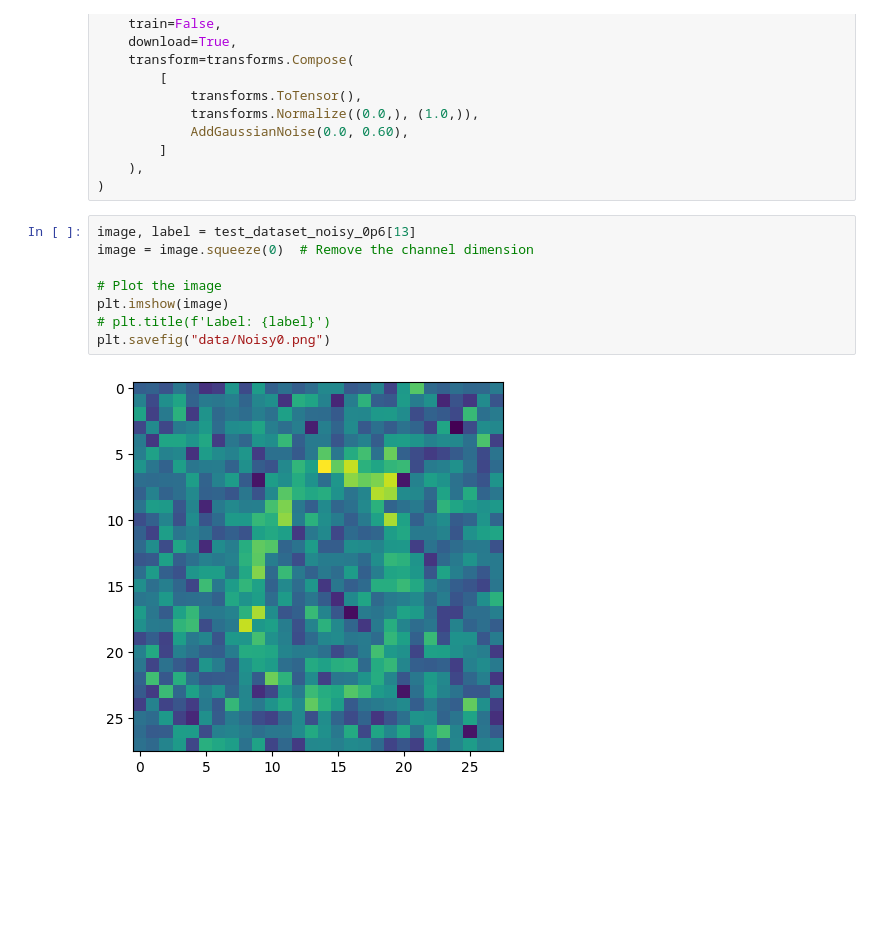
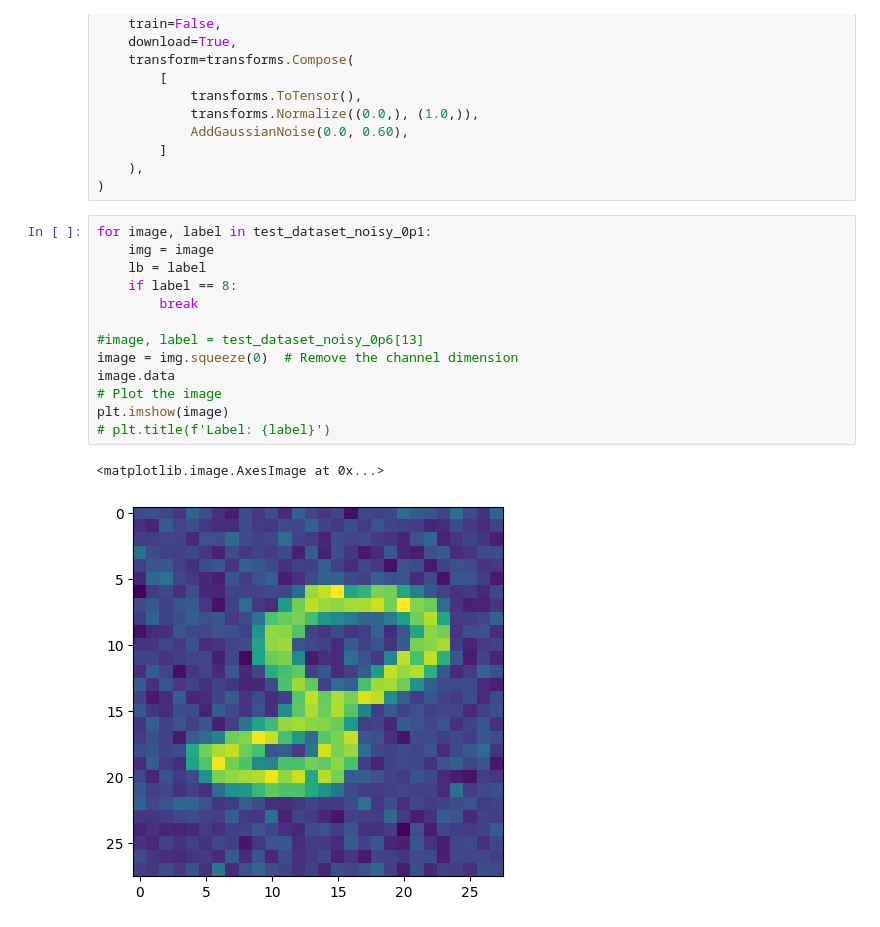
Before and after one commit to aschoudry/VAE_prject, a Jupyter notebook: notebooks/VAE_MNIST_data.ipynb, the cells around one changed output. Saved outputs shown, nothing was run; the diff lists cells and outputs as text; blank space fills up the shorter version.

```diff
--- a/notebooks/VAE_MNIST_data.ipynb
+++ b/notebooks/VAE_MNIST_data.ipynb
@@ -788,12 +321,18 @@ test_dataset_noisy_0p6 = datasets.MNIST(
     ),
 )
 # %%
-image, label = test_dataset_noisy_0p6[13]
-image = image.squeeze(0)  # Remove the channel dimension
+for image, label in test_dataset_noisy_0p1:
+    img = image
+    lb = label
+    if label == 8:
+        break
 
+#image, label = test_dataset_noisy_0p6[13]
+image = img.squeeze(0)  # Remove the channel dimension
+image.data
 # Plot the image
 plt.imshow(image)
 # plt.title(f'Label: {label}')
-plt.savefig("data/Noisy0.png")
 # %% [output]
+<matplotlib.image.AxesImage at 0x...>
-[figure, old version]
+[figure, new version]
```
Also changed, not shown: parts of 69 cells of this notebook.
